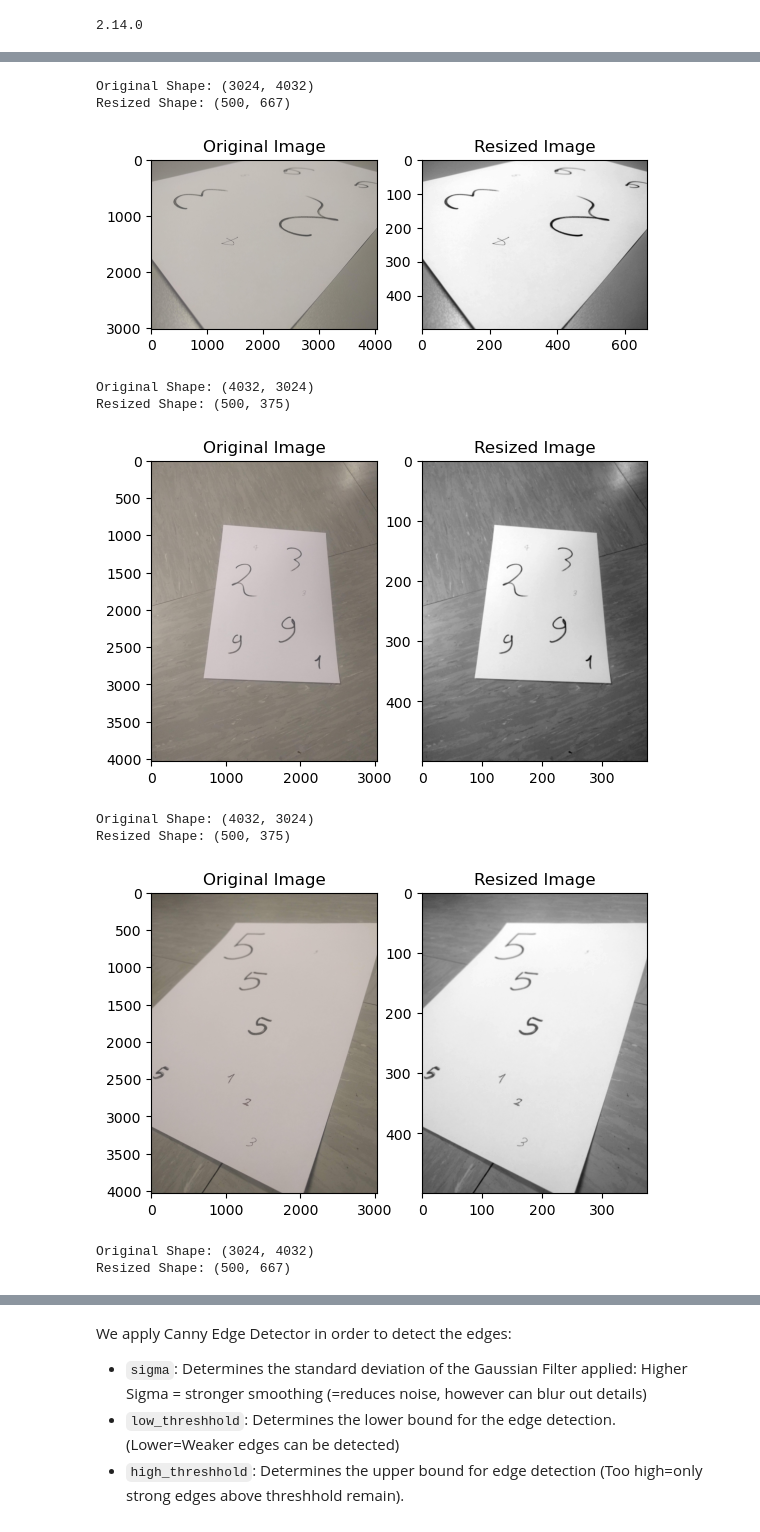
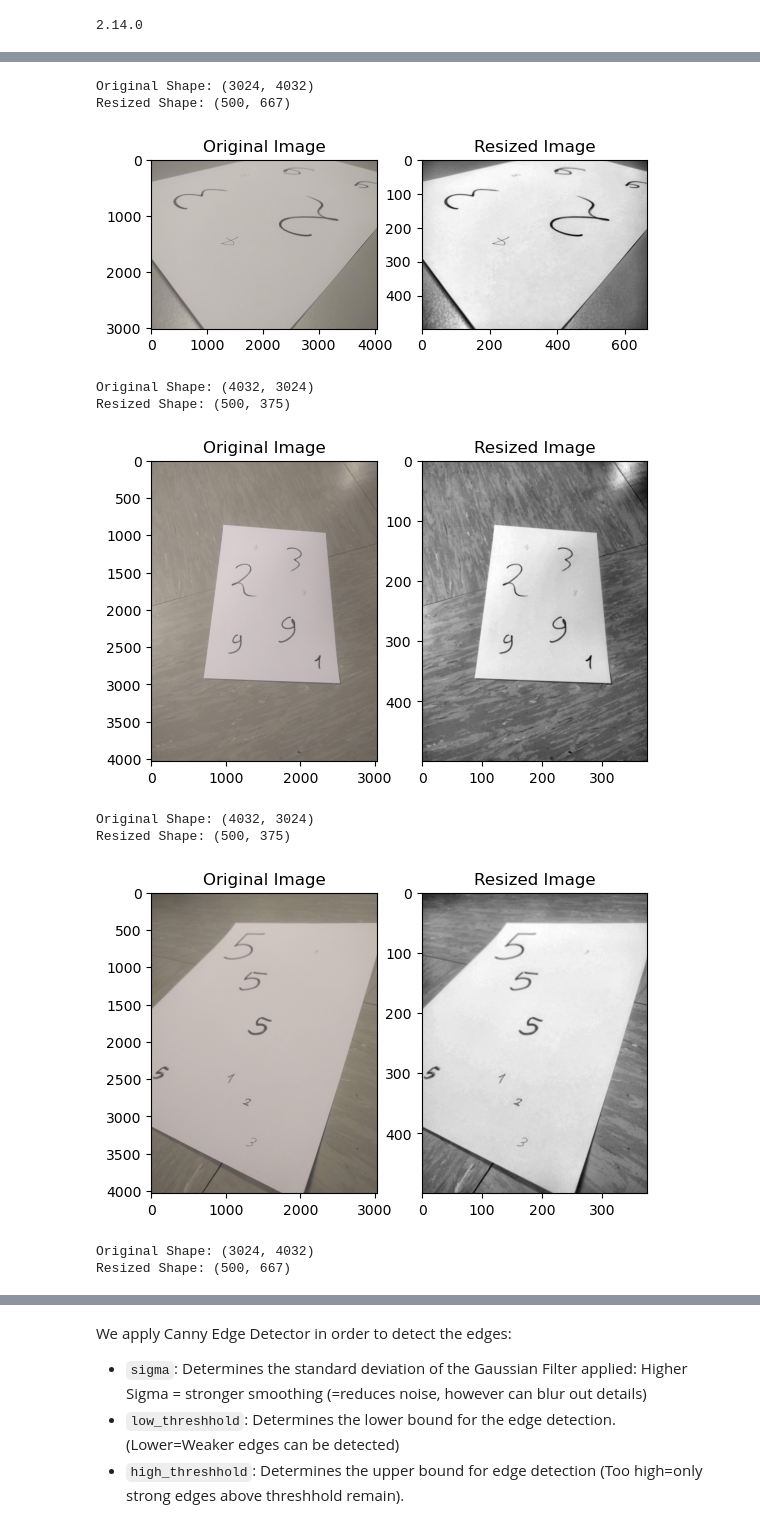
Before and after one commit to dennisshushackost/ComputerVision, a Jupyter notebook: Exercises to hand in/Exercise1.ipynb, the cells around one changed output, grey strips where cells are left out. Drawn from its saved outputs; the diff is of its cells as text; code cells hidden in the pictures.

```diff
--- a/Exercises to hand in/Exercise1.ipynb
+++ b/Exercises to hand in/Exercise1.ipynb
@@ -32,6 +38,10 @@ def prepare_image(im):
     # Converts the image to grayscale:
     gray_im = skimage.color.rgb2gray(im)
     print(f"Original Shape: {gray_im.shape}")
+
+    # Equalizes the image:
+    gray_im = exposure.equalize_adapthist(gray_im)
+
 
     # Resizes the image and keeps the aspect ratio:
     resized_image = skimage.transform.resize(gray_im, (500, im.shape[1]/im.shape[0]*500))
@@ -46,34 +56,34 @@ def prepare_image(im):
     plt.title("Resized Image")
     plt.show()
 
     return resized_image
 
 # Prepares the images:
 # Loads the image and converts it to a floating point:
 im1 = skimage.io.imread("./Images_1/IMG_20190312_183913.jpg")
 im2 = skimage.io.imread("./Images_1/IMG_20190312_185240.jpg")
 im3 = skimage.io.imread("./Images_1/IMG_20190312_183849.jpg")
 im4 = skimage.io.imread("./Images_1/IMG_20190312_183902.jpg")
 im5 = skimage.io.imread("./Images_1/IMG_20190312_185258.jpg")
 
 # Prepares the images:
 im1 = prepare_image(im1)
 im2 = prepare_image(im2)
 im3 = prepare_image(im3)
 im4 = prepare_image(im4)
 im5 = prepare_image(im5)
 
 images = [im1, im2, im3, im4, im5]
 # %% [output]
 Original Shape: (3024, 4032)
 Resized Shape: (500, 667)
 [figure]
 Original Shape: (3024, 4032)
 Resized Shape: (500, 667)
 [figure]
 Original Shape: (4032, 3024)
 Resized Shape: (500, 375)
-[figure, old version]
+[figure, new version]
 Original Shape: (4032, 3024)
 Resized Shape: (500, 375)
 [figure]
```
Also changed, not shown: parts of 11 cells of this notebook, 1 other file.
